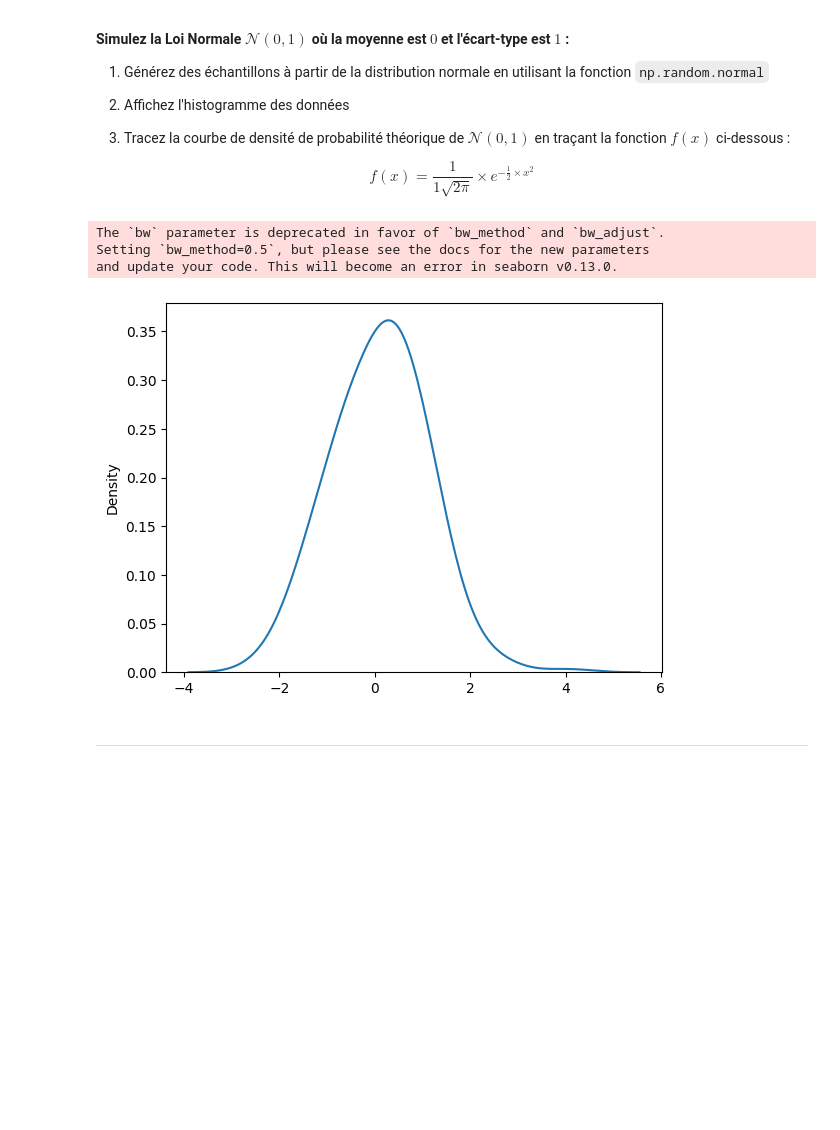
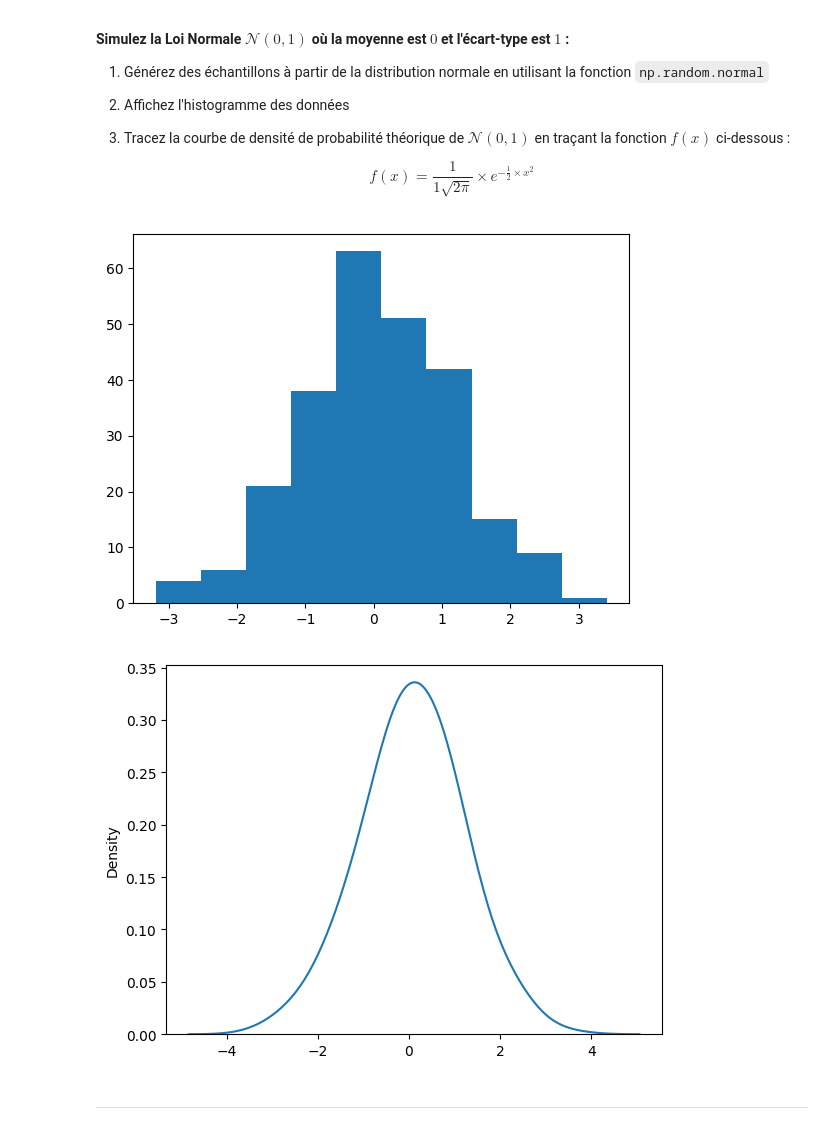
Before and after one commit to abderraouf-metidji/philomathia, a Jupyter notebook: Philomathia.ipynb, the cells around one changed output. Drawn from its saved outputs; the diff is of its cells as text; code cells hidden in the pictures; blank space fills up the shorter version.

```diff
--- a/Philomathia.ipynb
+++ b/Philomathia.ipynb
@@ -841,23 +841,22 @@ $$ f(x) = \frac{1}{1 \sqrt{2\pi}} \times e^{-\frac{1}{2} \times x^2 }$$
 # %%
 1.
 
 a = np.random.normal(0, 1, 250)
 
 2.
 
-px.histogram(a)
+plt.hist(a)
+plt.show()
 
 3.
 
 import seaborn as sns
 
-sns.kdeplot(a, bw=0.5)
+sns.kdeplot(a, bw_method=0.5)
 plt.show()
 # %% [output]
-The `bw` parameter is deprecated in favor of `bw_method` and `bw_adjust`.
-Setting `bw_method=0.5`, but please see the docs for the new parameters
-and update your code. This will become an error in seaborn v0.13.0.
-[figure, old version]
+[figure, new version]
+[figure, added]
 # %% [markdown]
 ----------------------------------
 # %% [markdown]
```
Also changed, not shown: parts of 2 cells of this notebook, 7 other files.
